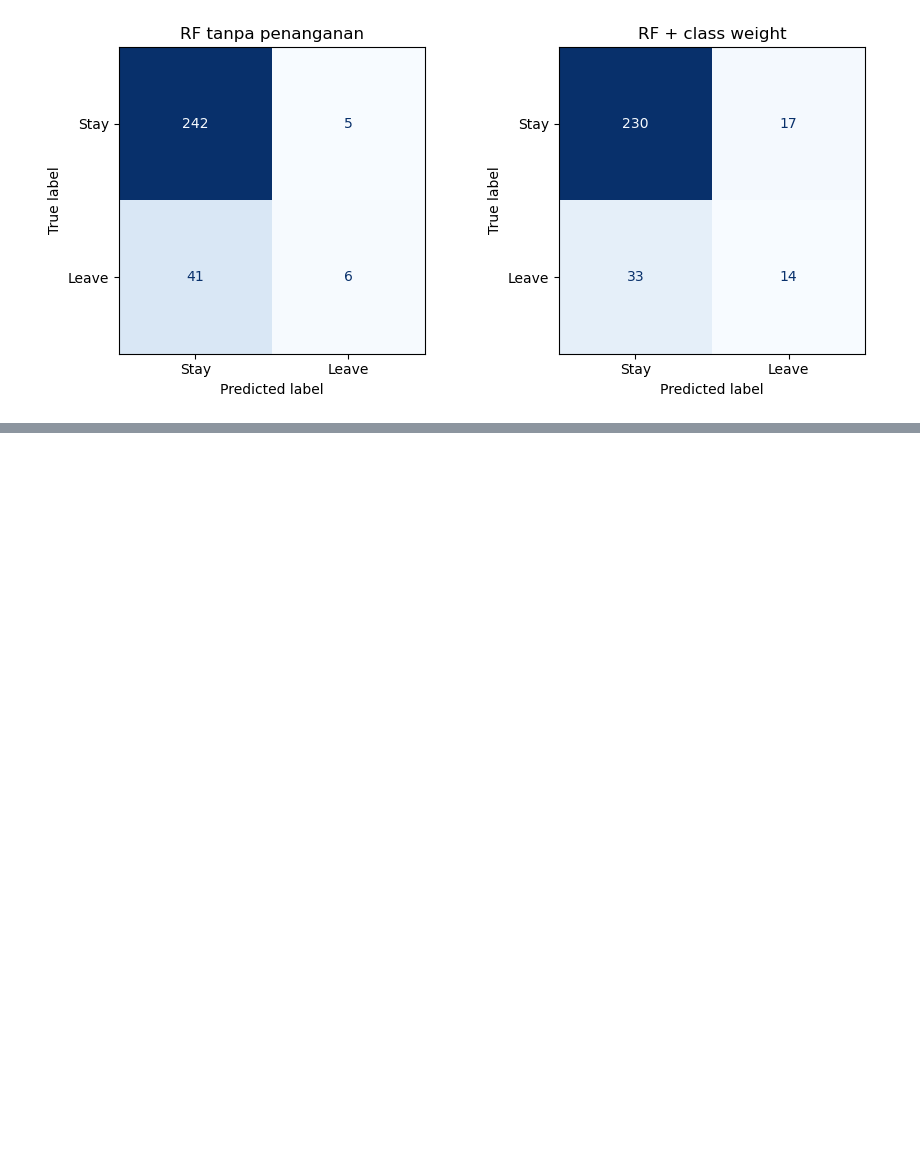
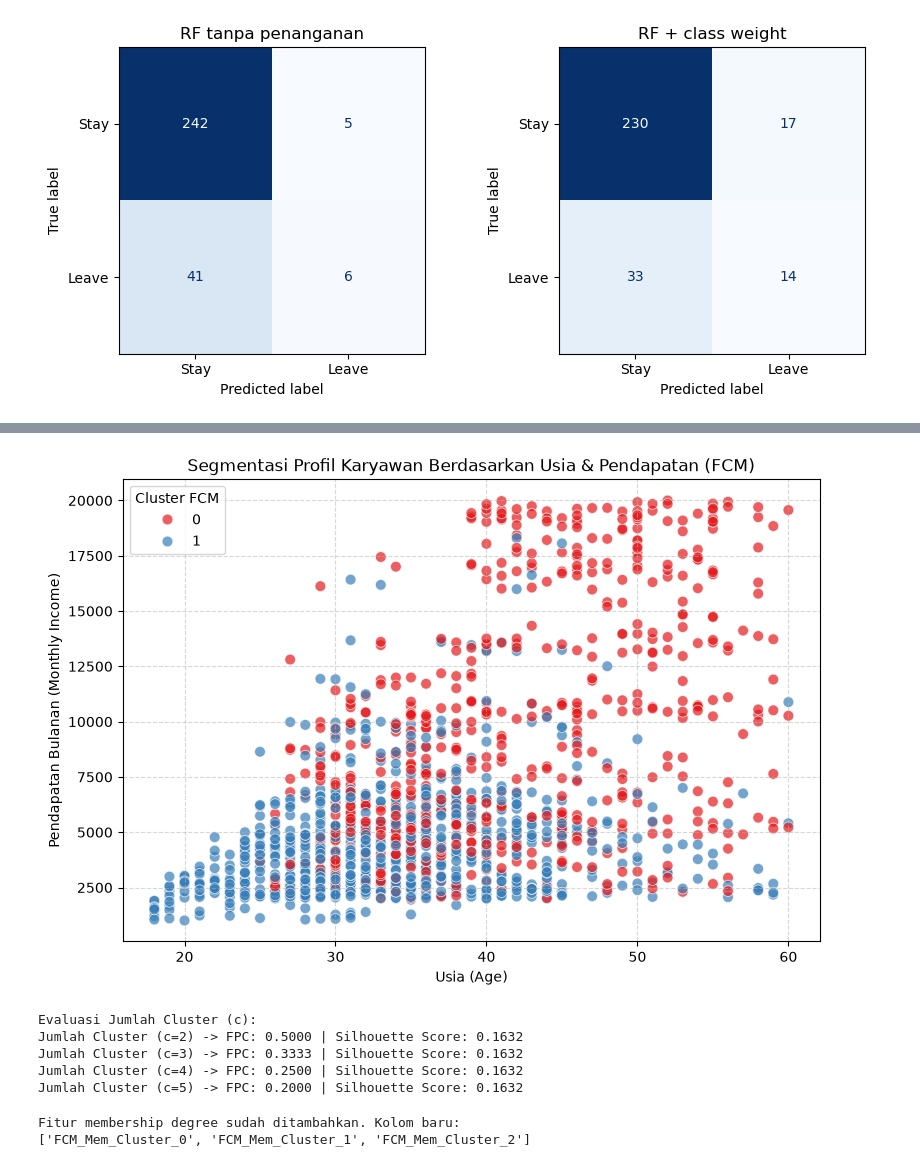
Before and after one commit to manl1/Project-ETS-Machine-Learning, a Jupyter notebook: project-ets.ipynb, the cells around one changed output, grey strips where cells are left out. Cells and saved outputs as stored; diff of their text form; code cells hidden in the pictures; blank space fills up the shorter version.

Commit message:
Fuzzy C-Means (Segementasi Profil)

```diff
--- a/project-ets.ipynb
+++ b/project-ets.ipynb
@@ -396,0 +464,4 @@ plt.tight_layout(); plt.show()
+# %%
+df = pd.read_csv("HR Employee.csv")
+print(df.shape)
+print(df.head())
@@ -396,0 +571,13 @@ plt.tight_layout(); plt.show()
+# %%
+### 3. Analisis Profil Cluster & Tingkat Attrition
+# Memastikan Attrition sudah numerik (0 dan 1)
+df["Attrition"] = df["Attrition"].apply(lambda x: 1 if str(x).strip().lower() in ['yes', '1', 'true'] else 0)
+
+# Pilih kolom target numerik secara eksplisit yang ingin dihitung rata-ratanya
+target_cols = ['MonthlyIncome', 'Age', 'TotalWorkingYears', 'YearsAtCompany', 'Attrition']
+
+# Hitung rata-rata dengan numeric_only=True
+cluster_profile = df.groupby('FCM_Cluster')[target_cols].mean(numeric_only=True)
+
+print("\n--- Profil Rata-Rata per Cluster ---")
+display(cluster_profile)
@@ -396,0 +616,63 @@ plt.tight_layout(); plt.show()
+# %%
+### 4. Visualisasi Sebaran Cluster FCM
+import matplotlib.pyplot as plt
+import seaborn as sns
+
+plt.figure(figsize=(9, 6))
+sns.scatterplot(
+    x=df['Age'],
+    y=df['MonthlyIncome'],
+    hue=df['FCM_Cluster'],
+    palette='Set1',
+    alpha=0.7,
+    s=60
+)
+plt.title("Segmentasi Profil Karyawan Berdasarkan Usia & Pendapatan (FCM)")
+plt.xlabel("Usia (Age)")
+plt.ylabel("Pendapatan Bulanan (Monthly Income)")
+plt.legend(title="Cluster FCM")
+plt.grid(True, linestyle='--', alpha=0.5)
+plt.show()
+# %% [output]
+[figure, added]
+# %%
+### 5. Penentuan Jumlah Cluster Optimum (FPC & Silhouette Score)
+import numpy as np
+from sklearn.metrics import silhouette_score
+
+def calculate_fpc(U):
+    """Menghitung Fuzzy Partition Coefficient (FPC)"""
+    n = U.shape[0]
+    return np.sum(U ** 2) / n
+
+X_sub = X_scaled[:, :15]
+cluster_range = [2, 3, 4, 5]
+
+print("Evaluasi Jumlah Cluster (c):")
+for c in cluster_range:
+    U_test, _ = fuzzy_c_means(X_sub, c=c, m=2.0)
+    fpc = calculate_fpc(U_test)
+    labels = np.argmax(U_test, axis=1)
+    sil = silhouette_score(X_sub, labels)
+    print(f"Jumlah Cluster (c={c}) -> FPC: {fpc:.4f} | Silhouette Score: {sil:.4f}")
+# %% [output]
+Evaluasi Jumlah Cluster (c):
+Jumlah Cluster (c=2) -> FPC: 0.5000 | Silhouette Score: 0.1632
+Jumlah Cluster (c=3) -> FPC: 0.3333 | Silhouette Score: 0.1632
+Jumlah Cluster (c=4) -> FPC: 0.2500 | Silhouette Score: 0.1632
+Jumlah Cluster (c=5) -> FPC: 0.2000 | Silhouette Score: 0.1632
+# %%
+### 6. Membuat Fitur Tambahan (Membership Degree) dari FCM
+# Menjalankan FCM optimum untuk mengambil nilai keanggotaan
+best_c = 3
+U_final, _ = fuzzy_c_means(X_sub, c=best_c, m=2.0)
+
+# Menambahkan kolom membership degree sebagai fitur baru ke DataFrame
+for i in range(best_c):
+    df[f'FCM_Mem_Cluster_{i}'] = U_final[:, i]
+
+print("Fitur membership degree sudah ditambahkan. Kolom baru:")
+print([f'FCM_Mem_Cluster_{i}' for i in range(best_c)])
+# %% [output]
+Fitur membership degree sudah ditambahkan. Kolom baru:
+['FCM_Mem_Cluster_0', 'FCM_Mem_Cluster_1', 'FCM_Mem_Cluster_2']
```
Also changed, not shown: parts of 10 cells of this notebook.
